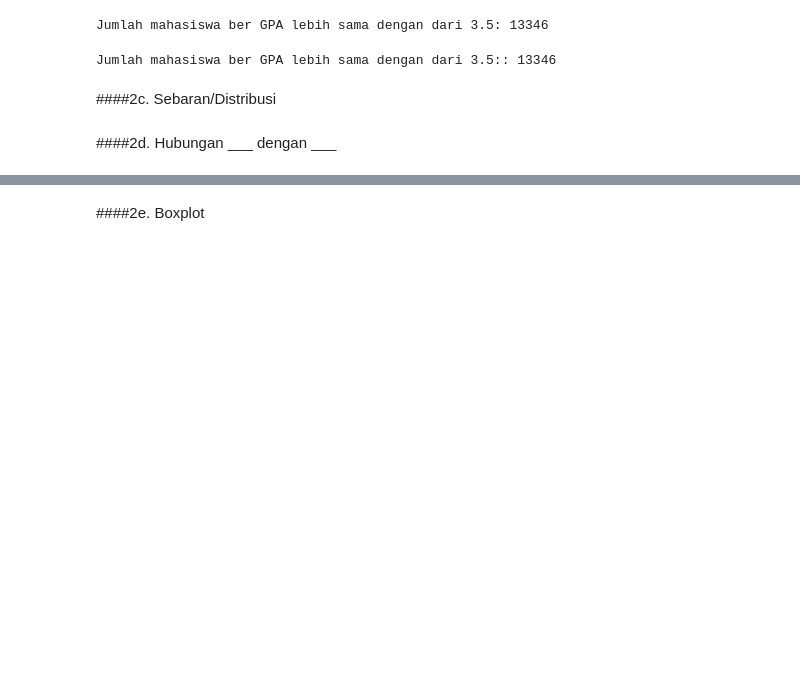
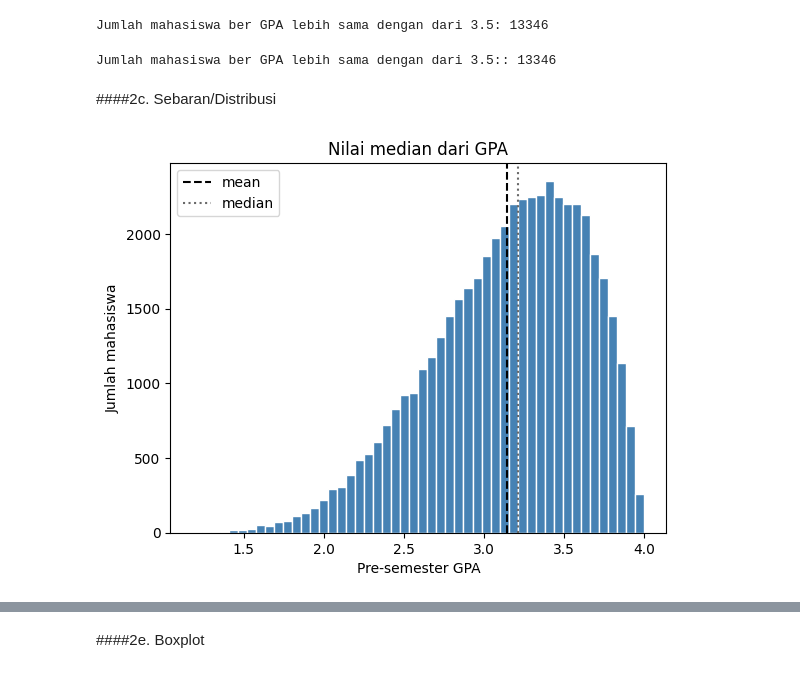
Before and after one commit to Shxrp08/Project_SG_I-Smile_Group6_2026, a Jupyter notebook: Project_SG_Group_6.ipynb, the cells around one changed output, grey strips where cells are left out. Cells and saved outputs as stored; diff of their text form; code cells hidden in the pictures; blank space fills up the shorter version.

```diff
--- a/Project_SG_Group_6.ipynb
+++ b/Project_SG_Group_6.ipynb
@@ -203,5 +202,16 @@ print("Jumlah mahasiswa ber GPA lebih sama dengan dari 3.5::", (df["Pre_Semester
 Jumlah mahasiswa ber GPA lebih sama dengan dari 3.5:: 13346
 # %% [markdown]
 ####2c. Sebaran/Distribusi
-# %% [markdown]
-####2d. Hubungan ___ dengan ___
+# %%
+# Sebaran data
+
+plt.hist(df["Pre_Semester_GPA"], bins=50, color="steelblue", edgecolor="white")
+plt.axvline(df["Pre_Semester_GPA"].mean(), color="black", linestyle="--", label="mean") #untuk menunjukan mean (ditunjukkan dengan garis tebal putus putus)
+plt.axvline(df["Pre_Semester_GPA"].median(), color="dimgray", linestyle=":", label="median") #untuk menunjukan garis tengah atau nilai median (ditunjukkan dengan garis tipis putus putus)
+plt.title("Nilai median dari GPA")
+plt.xlabel("Pre-semester GPA")
+plt.ylabel("Jumlah mahasiswa")
+plt.legend()
+plt.show()
+# %% [output]
+[figure, added]
```
Also changed, not shown: parts of 5 cells of this notebook.
